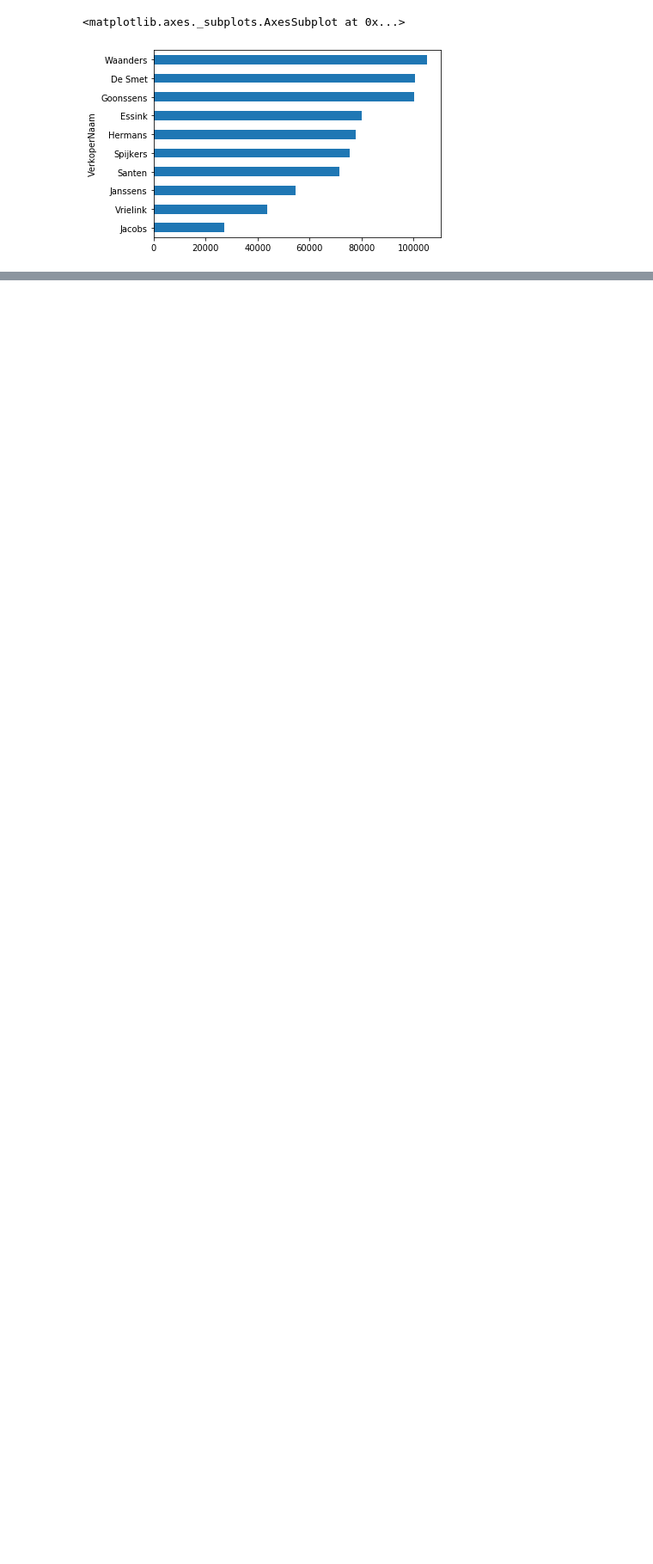
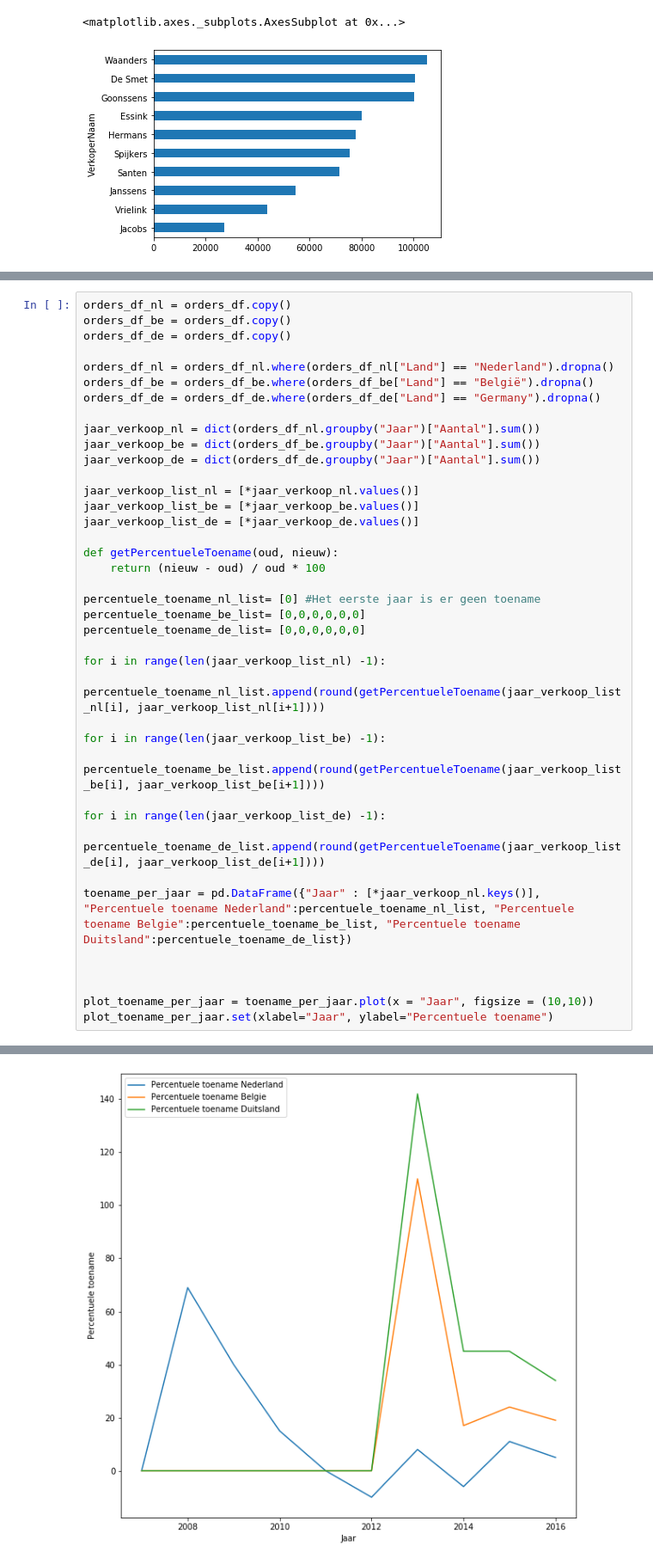
Before and after one commit to jutsins/Challenge1, a Jupyter notebook: src/Challenge 1.ipynb, the cells around one changed output, grey strips where cells are left out. Shown at 86% size. Drawn from its saved outputs; the diff is of its cells as text; blank space fills up the shorter version.

```diff
--- a/src/Challenge 1.ipynb
+++ b/src/Challenge 1.ipynb
@@ -267,0 +292,40 @@ In het jaar oh kut dat ben ik vergeten :JOY:
+# %%
+orders_df_nl = orders_df.copy()
+orders_df_be = orders_df.copy()
+orders_df_de = orders_df.copy()
+
+orders_df_nl = orders_df_nl.where(orders_df_nl["Land"] == "Nederland").dropna()
+orders_df_be = orders_df_be.where(orders_df_be["Land"] == "België").dropna()
+orders_df_de = orders_df_de.where(orders_df_de["Land"] == "Germany").dropna()
+
+jaar_verkoop_nl = dict(orders_df_nl.groupby("Jaar")["Aantal"].sum())
+jaar_verkoop_be = dict(orders_df_be.groupby("Jaar")["Aantal"].sum())
+jaar_verkoop_de = dict(orders_df_de.groupby("Jaar")["Aantal"].sum())
+
+jaar_verkoop_list_nl = [*jaar_verkoop_nl.values()]
+jaar_verkoop_list_be = [*jaar_verkoop_be.values()]
+jaar_verkoop_list_de = [*jaar_verkoop_de.values()]
+
+def getPercentueleToename(oud, nieuw):
+    return (nieuw - oud) / oud * 100
+
+percentuele_toename_nl_list= [0] #Het eerste jaar is er geen toename
+percentuele_toename_be_list= [0,0,0,0,0,0]
+percentuele_toename_de_list= [0,0,0,0,0,0]
+
+for i in range(len(jaar_verkoop_list_nl) -1):
+    percentuele_toename_nl_list.append(round(getPercentueleToename(jaar_verkoop_list_nl[i], jaar_verkoop_list_nl[i+1])))
+
+for i in range(len(jaar_verkoop_list_be) -1):
+    percentuele_toename_be_list.append(round(getPercentueleToename(jaar_verkoop_list_be[i], jaar_verkoop_list_be[i+1])))
+
+for i in range(len(jaar_verkoop_list_de) -1):
+    percentuele_toename_de_list.append(round(getPercentueleToename(jaar_verkoop_list_de[i], jaar_verkoop_list_de[i+1])))
+
+toename_per_jaar = pd.DataFrame({"Jaar" : [*jaar_verkoop_nl.keys()], "Percentuele toename Nederland":percentuele_toename_nl_list, "Percentuele toename Belgie":percentuele_toename_be_list, "Percentuele toename Duitsland":percentuele_toename_de_list})
+
+
+
+plot_toename_per_jaar = toename_per_jaar.plot(x = "Jaar", figsize = (10,10))
+plot_toename_per_jaar.set(xlabel="Jaar", ylabel="Percentuele toename")
+# %% [output]
@@ -267,0 +333 @@ In het jaar oh kut dat ben ik vergeten :JOY:
+[figure, added]
```
Also changed, not shown: parts of 12 cells of this notebook.
